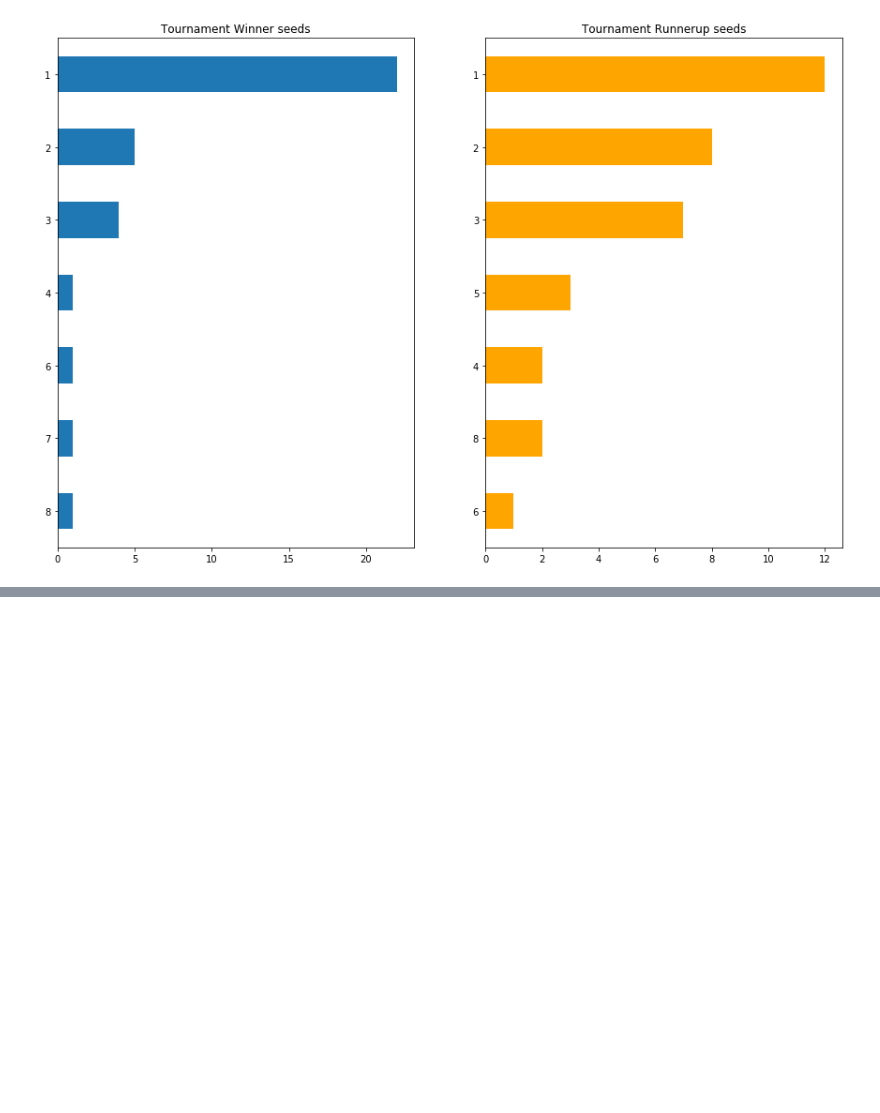
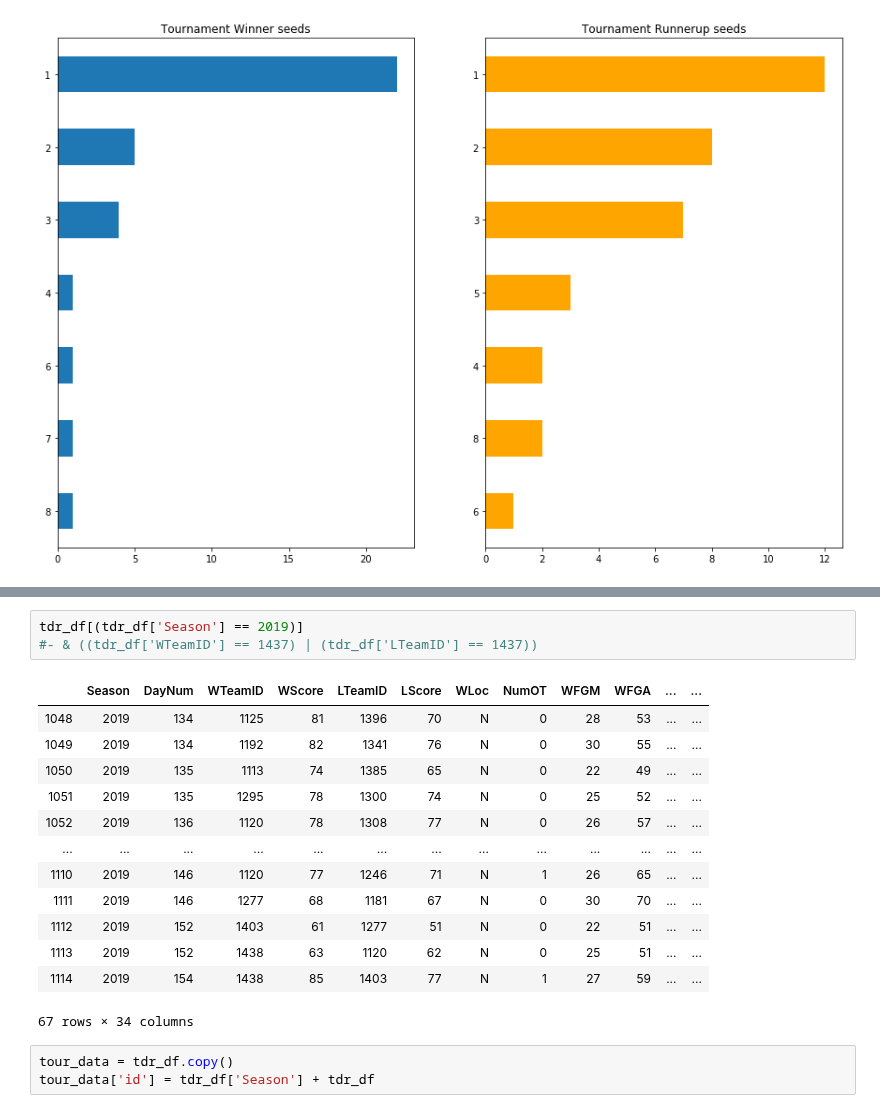
Before and after one commit to Heramb001/cs795_practical_machine_learning, a Jupyter notebook: project-1/Data Wrangling 2020.ipynb, the cells around one changed output, grey strips where cells are left out. Saved outputs shown, nothing was run; the diff lists cells and outputs as text; blank space fills up the shorter version.

```diff
--- a/project-1/Data Wrangling 2020.ipynb
+++ b/project-1/Data Wrangling 2020.ipynb
@@ -266,0 +362,20 @@ plt.show()
+# %%
+tdr_df[(tdr_df['Season'] == 2019)]
+#- & ((tdr_df['WTeamID'] == 1437) | (tdr_df['LTeamID'] == 1437))
+# %% [output]
+|  | Season | DayNum | WTeamID | WScore | LTeamID | LScore | WLoc | NumOT | WFGM | WFGA | ... | ... |
+| 1048 | 2019 | 134 | 1125 | 81 | 1396 | 70 | N | 0 | 28 | 53 | ... | ... |
+| 1049 | 2019 | 134 | 1192 | 82 | 1341 | 76 | N | 0 | 30 | 55 | ... | ... |
+| 1050 | 2019 | 135 | 1113 | 74 | 1385 | 65 | N | 0 | 22 | 49 | ... | ... |
+| 1051 | 2019 | 135 | 1295 | 78 | 1300 | 74 | N | 0 | 25 | 52 | ... | ... |
+| 1052 | 2019 | 136 | 1120 | 78 | 1308 | 77 | N | 0 | 26 | 57 | ... | ... |
+| ... | ... | ... | ... | ... | ... | ... | ... | ... | ... | ... | ... | ... |
+| 1110 | 2019 | 146 | 1120 | 77 | 1246 | 71 | N | 1 | 26 | 65 | ... | ... |
+| 1111 | 2019 | 146 | 1277 | 68 | 1181 | 67 | N | 0 | 30 | 70 | ... | ... |
+| 1112 | 2019 | 152 | 1403 | 61 | 1277 | 51 | N | 0 | 22 | 51 | ... | ... |
+| 1113 | 2019 | 152 | 1438 | 63 | 1120 | 62 | N | 0 | 25 | 51 | ... | ... |
+| 1114 | 2019 | 154 | 1438 | 85 | 1403 | 77 | N | 1 | 27 | 59 | ... | ... |
+67 rows × 34 columns
+# %%
+tour_data = tdr_df.copy()
+tour_data['id'] = tdr_df['Season'] + tdr_df
```
Also changed, not shown: parts of 20 cells of this notebook, 2 other files.
